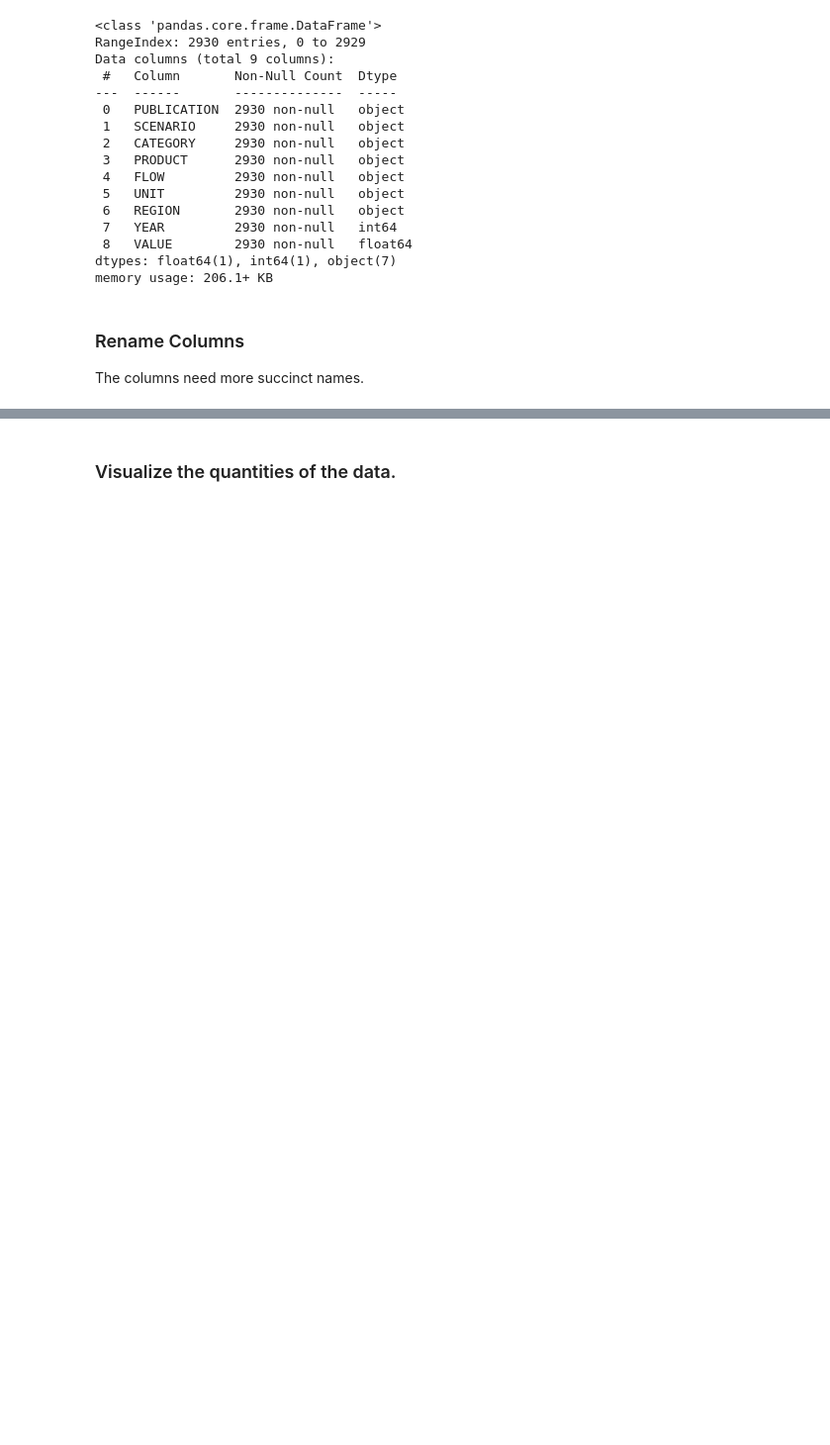
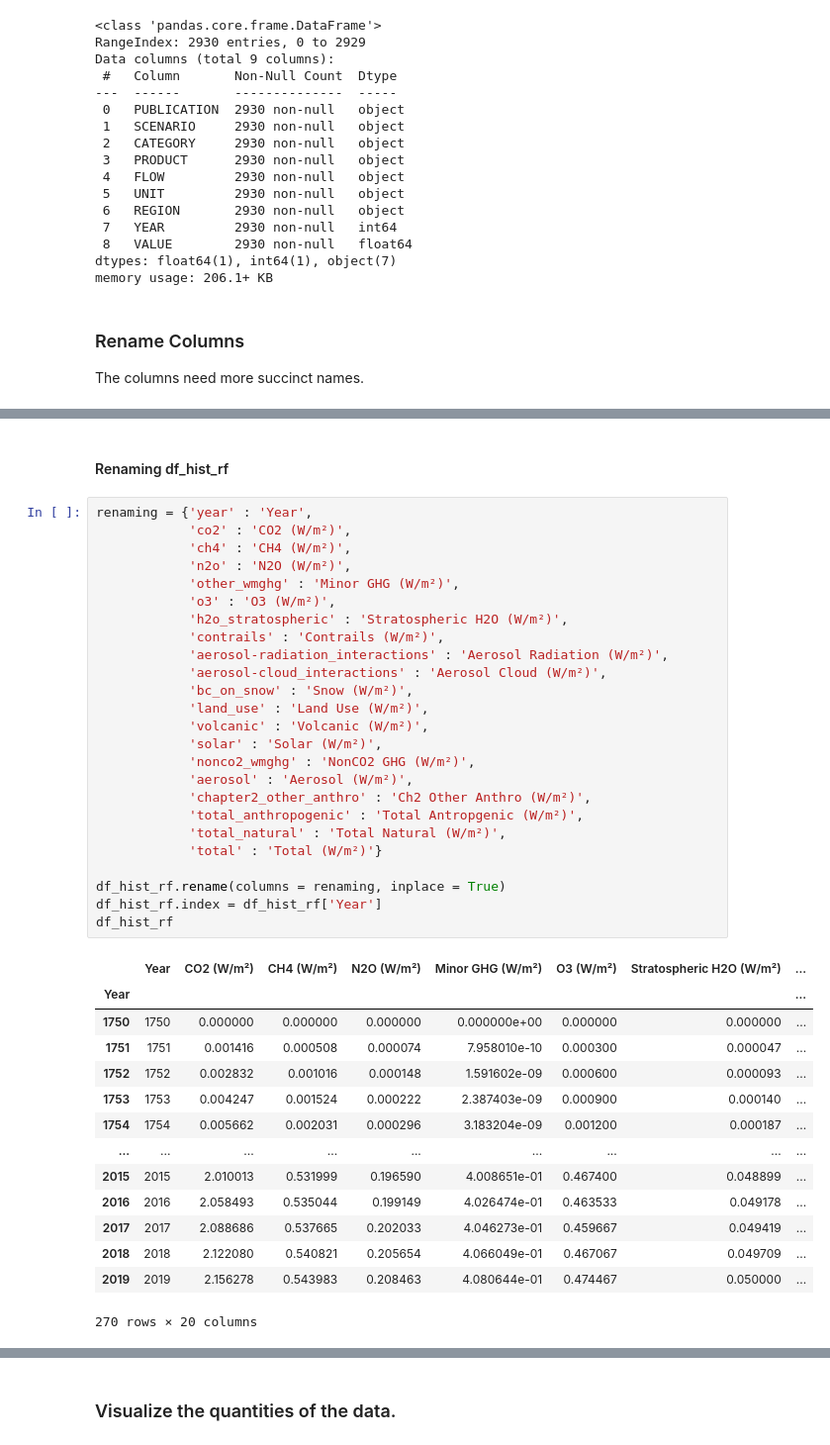
Before and after one commit to FunkyTable/Energy_Production_Time_Series_Projection, a Jupyter notebook: student.ipynb, the cells around one changed output, grey strips where cells are left out. Shown at 99% size. Cells and saved outputs as stored; diff of their text form; blank space fills up the shorter version.

```diff
--- a/student.ipynb
+++ b/student.ipynb
@@ -678,0 +759,42 @@ df_temp
+# %% [markdown]
+#### Renaming df_hist_rf
+# %%
+renaming = {'year' : 'Year',
+            'co2' : 'CO2 (W/m²)',
+            'ch4' : 'CH4 (W/m²)',
+            'n2o' : 'N2O (W/m²)',
+            'other_wmghg' : 'Minor GHG (W/m²)',
+            'o3' : 'O3 (W/m²)',
+            'h2o_stratospheric' : 'Stratospheric H2O (W/m²)',
+            'contrails' : 'Contrails (W/m²)',
+            'aerosol-radiation_interactions' : 'Aerosol Radiation (W/m²)',
+            'aerosol-cloud_interactions' : 'Aerosol Cloud (W/m²)',
+            'bc_on_snow' : 'Snow (W/m²)',
+            'land_use' : 'Land Use (W/m²)',
+            'volcanic' : 'Volcanic (W/m²)',
+            'solar' : 'Solar (W/m²)',
+            'nonco2_wmghg' : 'NonCO2 GHG (W/m²)',
+            'aerosol' : 'Aerosol (W/m²)',
+            'chapter2_other_anthro' : 'Ch2 Other Anthro (W/m²)',
+            'total_anthropogenic' : 'Total Antropgenic (W/m²)',
+            'total_natural' : 'Total Natural (W/m²)',
+            'total' : 'Total (W/m²)'}
+
+df_hist_rf.rename(columns = renaming, inplace = True)
+df_hist_rf.index = df_hist_rf['Year']
+df_hist_rf
+# %% [output]
+|  | Year | CO2 (W/m²) | CH4 (W/m²) | N2O (W/m²) | Minor GHG (W/m²) | O3 (W/m²) | Stratospheric H2O (W/m²) | ... |
+| Year |  |  |  |  |  |  |  | ... |
+| 1750 | 1750 | 0.000000 | 0.000000 | 0.000000 | 0.000000e+00 | 0.000000 | 0.000000 | ... |
+| 1751 | 1751 | 0.001416 | 0.000508 | 0.000074 | 7.958010e-10 | 0.000300 | 0.000047 | ... |
+| 1752 | 1752 | 0.002832 | 0.001016 | 0.000148 | 1.591602e-09 | 0.000600 | 0.000093 | ... |
+| 1753 | 1753 | 0.004247 | 0.001524 | 0.000222 | 2.387403e-09 | 0.000900 | 0.000140 | ... |
+| 1754 | 1754 | 0.005662 | 0.002031 | 0.000296 | 3.183204e-09 | 0.001200 | 0.000187 | ... |
+| ... | ... | ... | ... | ... | ... | ... | ... | ... |
+| 2015 | 2015 | 2.010013 | 0.531999 | 0.196590 | 4.008651e-01 | 0.467400 | 0.048899 | ... |
+| 2016 | 2016 | 2.058493 | 0.535044 | 0.199149 | 4.026474e-01 | 0.463533 | 0.049178 | ... |
+| 2017 | 2017 | 2.088686 | 0.537665 | 0.202033 | 4.046273e-01 | 0.459667 | 0.049419 | ... |
+| 2018 | 2018 | 2.122080 | 0.540821 | 0.205654 | 4.066049e-01 | 0.467067 | 0.049709 | ... |
+| 2019 | 2019 | 2.156278 | 0.543983 | 0.208463 | 4.080644e-01 | 0.474467 | 0.050000 | ... |
+270 rows × 20 columns
```
Also changed, not shown: parts of 76 cells of this notebook.
